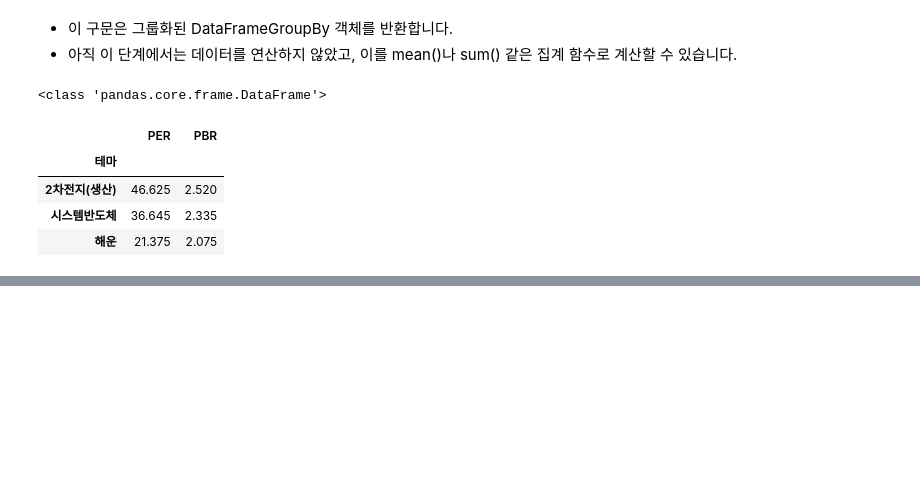
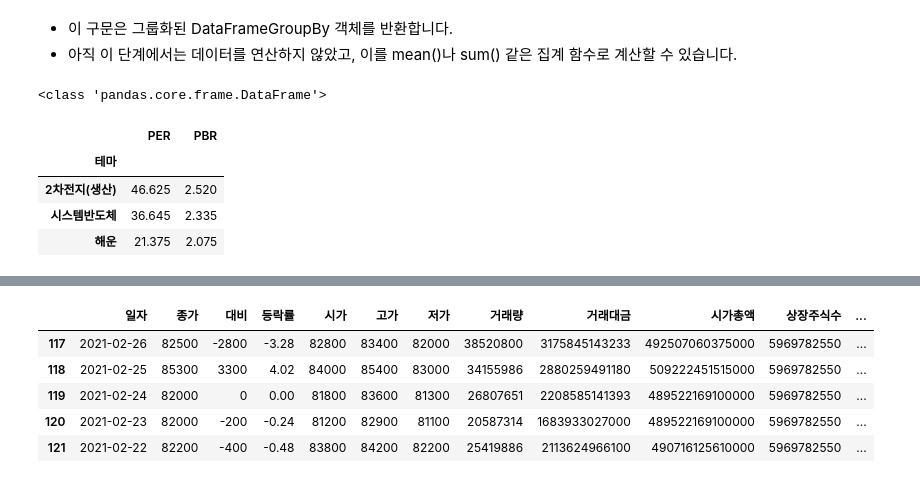
Before and after one commit to dsleslie/iMDGBA, a Jupyter notebook: 02_ds_basic/04_pandas_visualizing_plotly.ipynb, the cells around one changed output, grey strips where cells are left out. Cells and saved outputs as stored; diff of their text form; code cells hidden in the pictures; blank space fills up the shorter version.

```diff
--- a/02_ds_basic/04_pandas_visualizing_plotly.ipynb
+++ b/02_ds_basic/04_pandas_visualizing_plotly.ipynb
@@ -548,0 +779,11 @@ result2
+# %%
+# group by 한 것 중에, 2021년 2월 자료만 가져오기
+result2 = df2.groupby(['연도','월']).get_group((2021, 2))
+result2.head()
+# %% [output]
+|  | 일자 | 종가 | 대비 | 등락률 | 시가 | 고가 | 저가 | 거래량 | 거래대금 | 시가총액 | 상장주식수 | ... |
+| 117 | 2021-02-26 | 82500 | -2800 | -3.28 | 82800 | 83400 | 82000 | 38520800 | 3175845143233 | 492507060375000 | 5969782550 | ... |
+| 118 | 2021-02-25 | 85300 | 3300 | 4.02 | 84000 | 85400 | 83000 | 34155986 | 2880259491180 | 509222451515000 | 5969782550 | ... |
+| 119 | 2021-02-24 | 82000 | 0 | 0.00 | 81800 | 83600 | 81300 | 26807651 | 2208585141393 | 489522169100000 | 5969782550 | ... |
+| 120 | 2021-02-23 | 82000 | -200 | -0.24 | 81200 | 82900 | 81100 | 20587314 | 1683933027000 | 489522169100000 | 5969782550 | ... |
+| 121 | 2021-02-22 | 82200 | -400 | -0.48 | 83800 | 84200 | 82200 | 25419886 | 2113624966100 | 490716125610000 | 5969782550 | ... |
```
Also changed, not shown: parts of 29 cells of this notebook.
